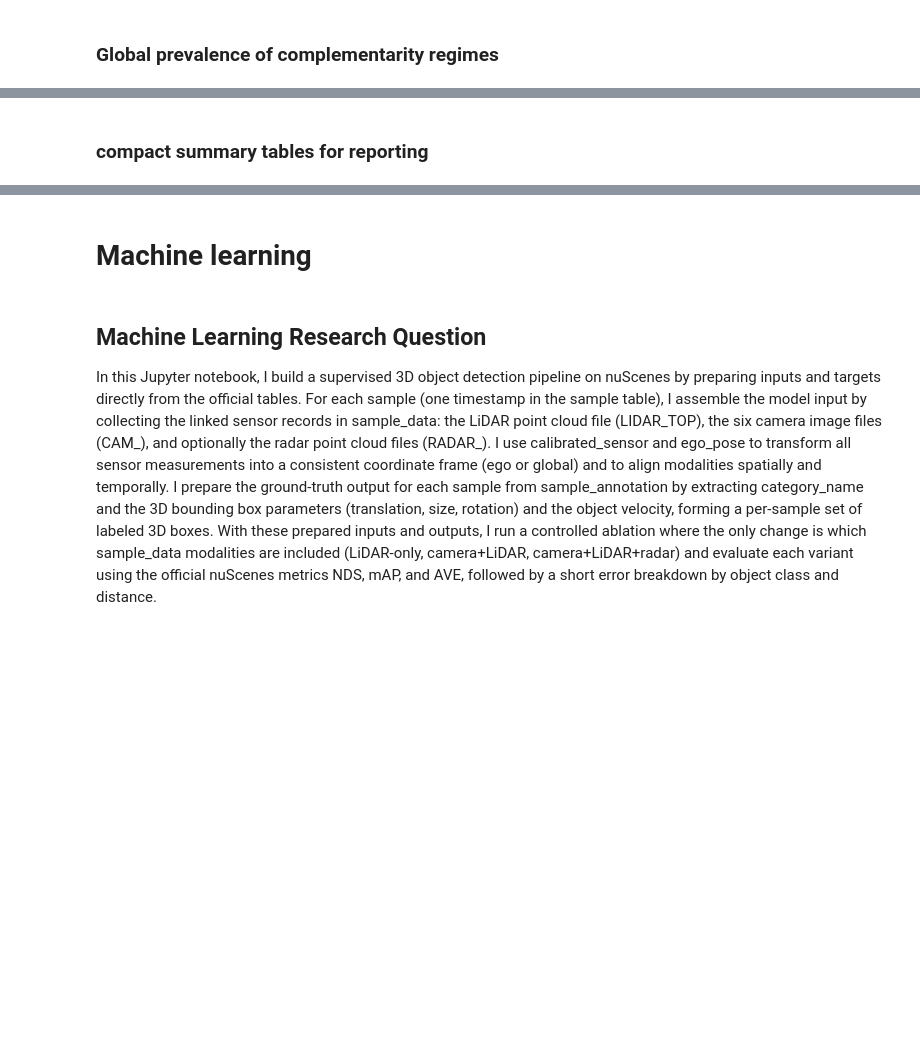
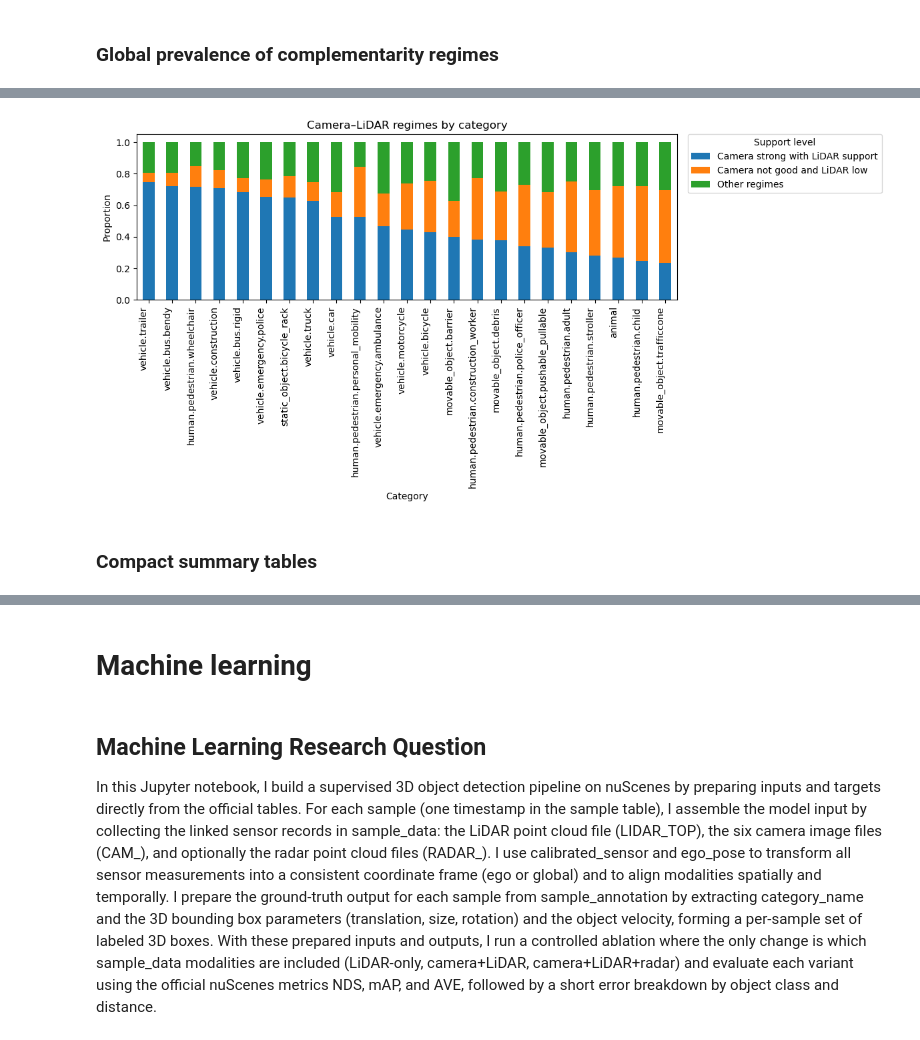
Before and after one commit to darkcyan-ugli-fruit/nuscenes-multimodal-learning, a Jupyter notebook: notebooks/00_EDA.ipynb, the cells around one changed output, grey strips where cells are left out. Cells and saved outputs as stored; diff of their text form; code cells hidden in the pictures; blank space fills up the shorter version.

```diff
--- a/notebooks/00_EDA.ipynb
+++ b/notebooks/00_EDA.ipynb
@@ -1904 +1849,21 @@ import seaborn as sns
+# %%
+# ------------------------------------------------------------
+# One strong modality, two weak modalities
+# ------------------------------------------------------------
+
+eda_df["camera_strong_with_lidar_support"] = (
+    eda_df["good_camera_view"]
+    & ~eda_df["no_lidar_support"]
+)
+
+eda_df["camera_not_good_lidar_low"] = (
+    ~eda_df["good_camera_view"]
+    & eda_df["low_lidar_support"]
+)
+
+# eda_df["radar_only_strong"] = (
+#     ~eda_df["good_camera_view"]
+#     & ~eda_df["usable_lidar_support"]
+#     & eda_df["usable_radar_support"]
+# )
 # %% [markdown]
@@ -2178,2 +2015,54 @@ range_help_by_category = plot_flag_by_category(
+# %%
+# ------------------------------------------------------------
+# Camera–LiDAR regimes by category as one stacked bar plot
+# ------------------------------------------------------------
+
+cam_lidar_by_category = (
+    eda_df.groupby("category_name")[
+        [
+            "camera_strong_with_lidar_support",
+            "camera_not_good_lidar_low",
+        ]
+    ]
+    .mean()
+)
+
+# Add remaining cases so the stacked bars sum to 1
+cam_lidar_by_category["other_regimes"] = (
+    1
+    - cam_lidar_by_category[
+        [
+            "camera_strong_with_lidar_support",
+            "camera_not_good_lidar_low",
+        ]
+    ].sum(axis=1)
+)
+
+# Rename columns for readability
+cam_lidar_by_category = cam_lidar_by_category.rename(
+    columns={
+        "camera_strong_with_lidar_support": "Camera strong with LiDAR support",
+        "camera_not_good_lidar_low": "Camera not good and LiDAR low",
+        "other_regimes": "Other regimes",
+    }
+)
+
+# Sort categories by one regime of interest
+cam_lidar_by_category = cam_lidar_by_category.sort_values(
+    by="Camera strong with LiDAR support",
+    ascending=False
+)
+
+plot_stacked_proportion_table(
+    table=cam_lidar_by_category,
+    title="Camera–LiDAR regimes by category",
+    xlabel="Category",
+    ylabel="Proportion",
+    figsize=(12, 6),
+    rot=90,
+    ha="right",
+)
+# %% [output]
+[figure, added]
 # %% [markdown]
-### compact summary tables for reporting
+### Compact summary tables
```
Also changed, not shown: parts of 51 cells of this notebook.
